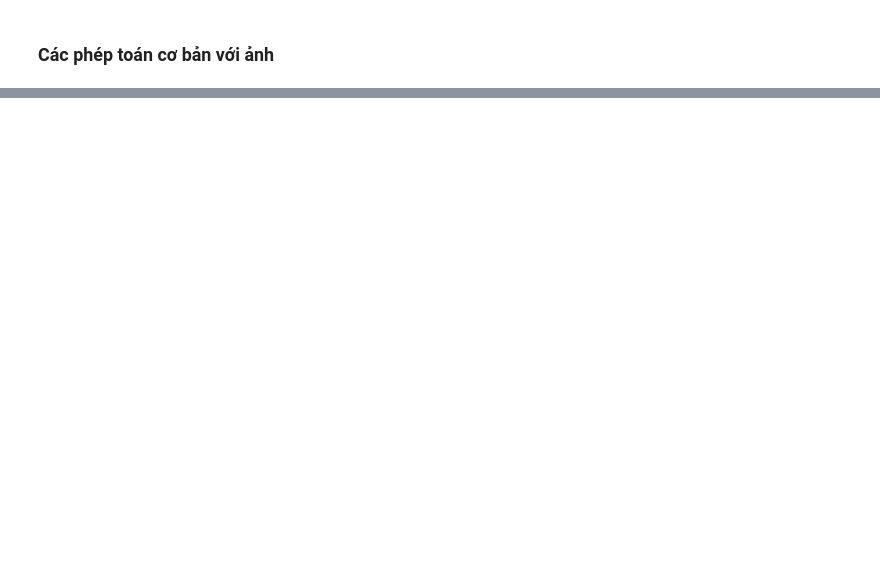
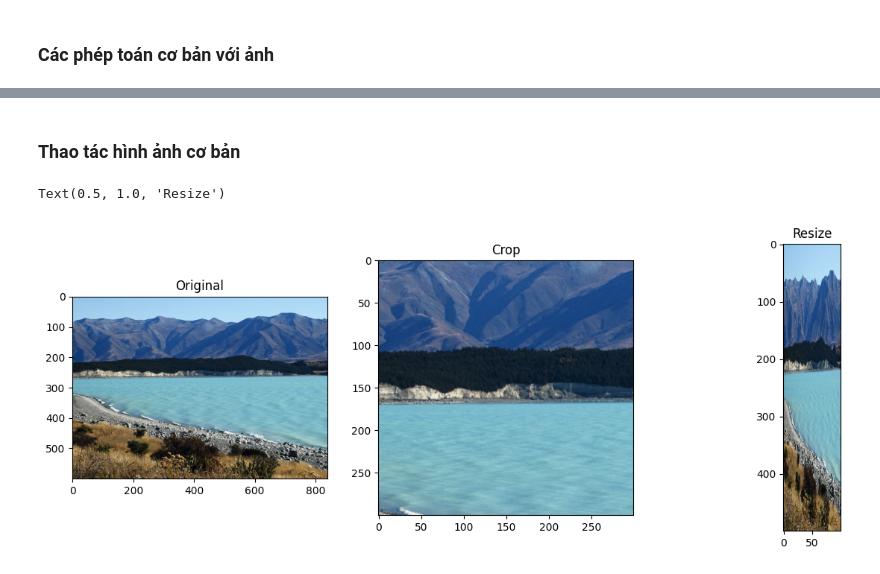
Before and after one commit to DongNQ225284/ComputerVision, a Jupyter notebook: opencv/2100.summary.ipynb, the cells around one changed output, grey strips where cells are left out. Cells and saved outputs as stored; diff of their text form; code cells hidden in the pictures; blank space fills up the shorter version.

```diff
--- a/opencv/2100.summary.ipynb
+++ b/opencv/2100.summary.ipynb
@@ -82,0 +145,18 @@ plt.imshow(apollo)
+# %% [markdown]
+### Thao tác hình ảnh cơ bản
+# %%
+src = cv2.cvtColor(cv2.imread("images/New_Zealand_Lake.jpg", cv2.IMREAD_COLOR), cv2.COLOR_BGR2RGB)
+
+# Cắt ảnh
+crop = src[100:400, 200:500]
+
+# Thay đổi kích thước ảnh
+resize = cv2.resize(src, (100, 500), interpolation=cv2.INTER_LINEAR)
+
+plt.figure(figsize=[15, 5])
+plt.subplot(131); plt.imshow(src); plt.title("Original")
+plt.subplot(132); plt.imshow(crop); plt.title("Crop")
+plt.subplot(133); plt.imshow(resize); plt.title("Resize")
+# %% [output]
+Text(0.5, 1.0, 'Resize')
+[figure, added]
```
Also changed, not shown: parts of 10 cells of this notebook, 4 other files.
